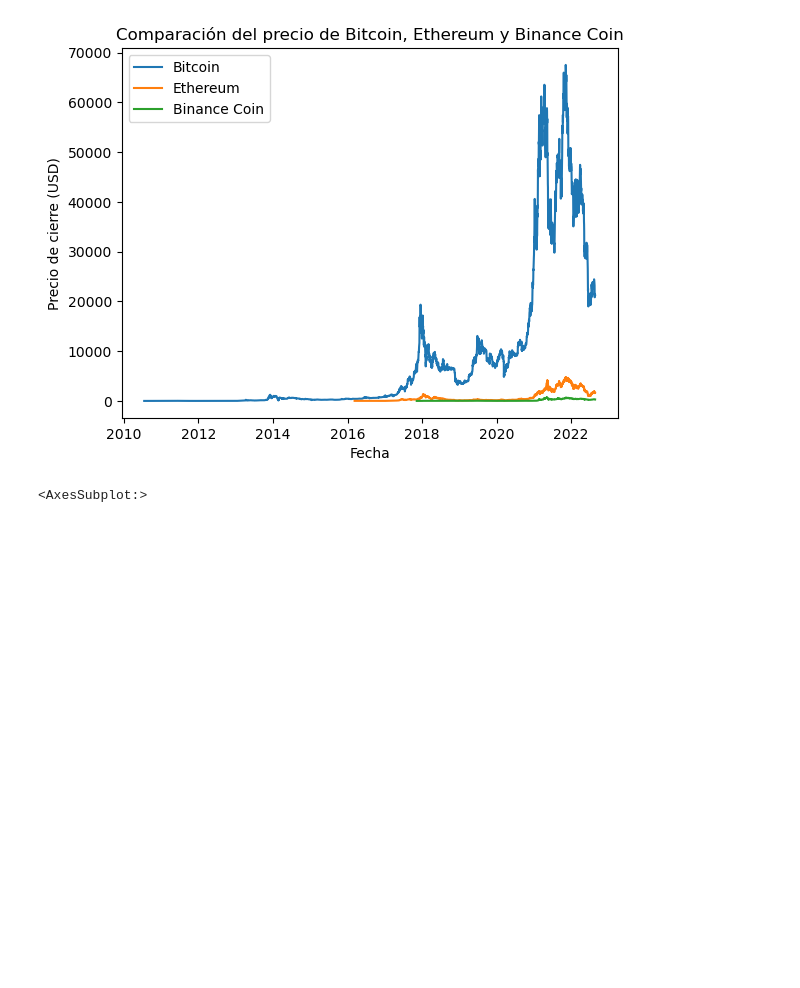
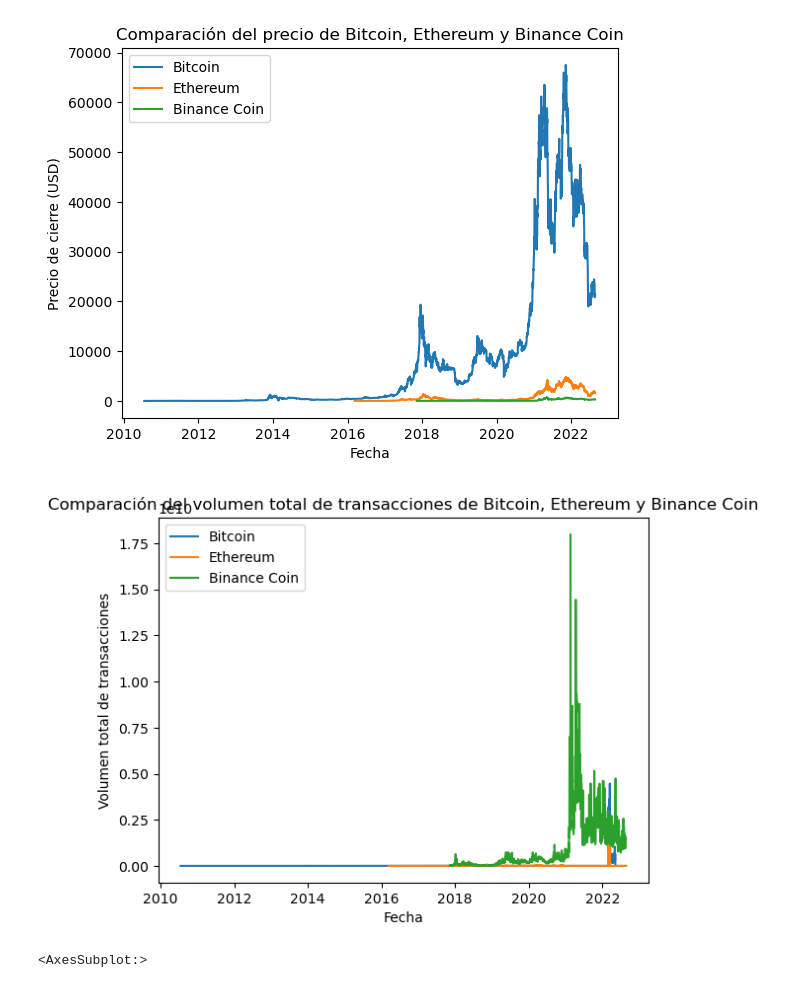
Before and after one commit to angelmpa/proyecto-portafolio, a Jupyter notebook: notebooks/analisis_inicial.ipynb, the cells around one changed output. Cells and saved outputs as stored; diff of their text form; code cells hidden in the pictures; blank space fills up the shorter version.

```diff
--- a/notebooks/analisis_inicial.ipynb
+++ b/notebooks/analisis_inicial.ipynb
@@ -481,6 +562,20 @@ plt.legend()
 plt.show()
 # %% [output]
 [figure]
+# %%
+# Volumen total de transacciones de Bitcoin, Ethereum, Binance Coin
+plt.plot(bitcoin['Date'], bitcoin['Volume'], label = 'Bitcoin')
+plt.plot(ethereum['Date'], ethereum['Volume'], label = 'Ethereum')
+plt.plot(binance['Date'], binance['Volume'], label = 'Binance Coin')
+
+plt.title('Comparación del volumen total de transacciones de Bitcoin, Ethereum y Binance Coin')
+plt.xlabel('Fecha')
+plt.ylabel('Volumen total de transacciones')
+plt.legend()
+
+plt.show()
+# %% [output]
+[figure, added]
 # %%
 # Valores atípicos de Bitcoin, Ethereum y Binance Coin
 data = pd.DataFrame({
```
Also changed, not shown: parts of 20 cells of this notebook, 1 other file.
